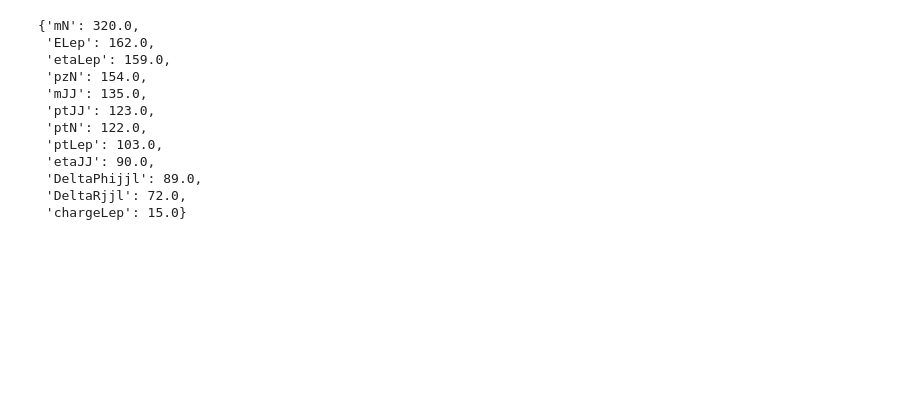
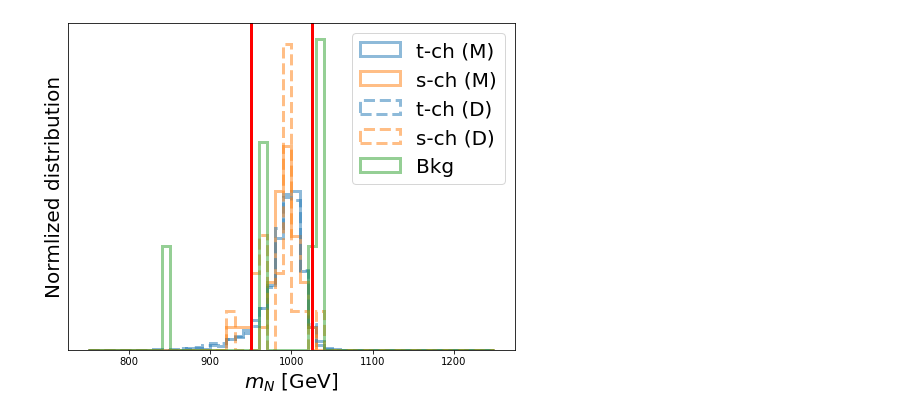
Before and after one commit to arock1/HNL_MuonCollider, a Jupyter notebook: python/BDT.ipynb, the cells around one changed output. Drawn from its saved outputs; the diff is of its cells as text; code cells hidden in the pictures; blank space fills up the shorter version.

```diff
--- a/python/BDT.ipynb
+++ b/python/BDT.ipynb
@@ -55,4 +94,7 @@ def load_train_test(modes_dt, size=0.5):
 # %%
 tr_te_size = 0.5
 df_train, df_test = load_train_test(modes_dt, tr_te_size)
+
+
+df_train_o, df_test_o = df_train.copy(), df_test.copy()
 # %% [output]
@@ -173,16 +229,59 @@ lower limit: -6.238574127685127e-05
-# %%
-scores = xgbc1.get_booster().get_score()
-dict(sorted(scores.items(), key=lambda item: item[1]*-1))
-# %% [output]
-{'mN': 320.0,
- 'ELep': 162.0,
- 'etaLep': 159.0,
- 'pzN': 154.0,
- 'mJJ': 135.0,
- 'ptJJ': 123.0,
- 'ptN': 122.0,
- 'ptLep': 103.0,
- 'etaJJ': 90.0,
- 'DeltaPhijjl': 89.0,
- 'DeltaRjjl': 72.0,
- 'chargeLep': 15.0}
+# %%
+
+df_bdt_cut['target'] = df_test_o.loc[df_bdt_cut.index]['target']
+df_bdt_cut['iEvt'] = df_test_o.loc[df_bdt_cut.index]['iEvt']
+df_bdt_cut0 = df_bdt_cut[(df_bdt_cut['target'] == 0)]
+df_bdt_cut1 = df_bdt_cut[(df_bdt_cut['target'] == 1)]
+df_bdt_cut2 = df_bdt_cut[(df_bdt_cut['target'] == 2)]
+df_bdt_cut3 = df_bdt_cut[(df_bdt_cut['target'] == 3)]
+df_bdt_cut4 = df_bdt_cut[(df_bdt_cut['target'] == 4)]
+
+df_bdt_cut0['mN'] = df_test_o.loc[df_bdt_cut0.index]['mN']
+df_bdt_cut1['mN'] = df_test_o.loc[df_bdt_cut1.index]['mN']
+df_bdt_cut2['mN'] = df_test_o.loc[df_bdt_cut2.index]['mN']
+df_bdt_cut3['mN'] = df_test_o.loc[df_bdt_cut3.index]['mN']
+df_bdt_cut4['mN'] = df_test_o.loc[df_bdt_cut4.index]['mN']
+# %%
+# mN distribution after BDT cut
+
+f = plt.figure(figsize=(8,6))
+ax1 = plt.subplot(111)
+
+range_ = [mN*(1-0.25)*1000, mN*(1+0.25)*1000]
+
+col = 'm'
+particle = 'N'
+
+bins_=50
+ax1.hist(df_bdt_cut1[col+particle], weights=[1/len(df_bdt_cut1)]*len(df_bdt_cut1), bins=bins_, range=range_, histtype='step', alpha=0.5, lw=3, label='t-ch (M)', color='C0');
+ax1.hist(df_bdt_cut2[col+particle], weights=[1/len(df_bdt_cut2)]*len(df_bdt_cut2), bins=bins_, range=range_, histtype='step', alpha=0.5, lw=3, label='s-ch (M)', color='C1');
+ax1.hist(df_bdt_cut3[col+particle], weights=[1/len(df_bdt_cut3)]*len(df_bdt_cut3), bins=bins_, range=range_, histtype='step', alpha=0.5, lw=3, label='t-ch (D)', color='C0', linestyle='--');
+ax1.hist(df_bdt_cut4[col+particle], weights=[1/len(df_bdt_cut4)]*len(df_bdt_cut4), bins=bins_, range=range_, histtype='step', alpha=0.5, lw=3, label='s-ch (D)', color='C1', linestyle='--');
+ax1.hist(df_bdt_cut0[col+particle], weights=[1/len(df_bdt_cut0)]*len(df_bdt_cut0), bins=bins_, range=range_, histtype='step', alpha=0.5, lw=3, label='Bkg', color='C2');
+
+
+ax1.set_ylabel('Normlized distribution', fontsize=20)
+ax1.set_xlabel(r'$m_N ~[\rmGeV]$', fontsize=20)
+ax1.set_yticks([])
+ax1.legend(loc=1, fontsize=20)
+
+
+# partition_u = 0.05
+partition_u = 0.025
+# partition_u = 0.1
+# partition_l = 0.1
+partition_l = 0.05
+ax1.axvline(1000*mN*(1-partition_l), color='red', lw=3)
+ax1.axvline(1000*mN*(1+partition_u), color='red', lw=3)
+
+# f.savefig('./figures/mN')
+
+
+# =========================================================================================
+# manully apply cut on mN
+df_bdt_cut['mN'] = df_test_o.loc[df_bdt_cut.index]['mN']
+df_bdt_cut = df_bdt_cut[(df_bdt_cut.mN>=1000*mN*(1-partition_l)) & (df_bdt_cut.mN<=1000*mN*(1+partition_u))]
+# df_bdt_cut = df_bdt_cut[(df_bdt_cut.mN>=1800) & (df_bdt_cut.mN<=2200)]
+# =========================================================================================
+# %% [output]
+[figure, added]
```
Also changed, not shown: parts of 27 cells of this notebook, 12 other files.
